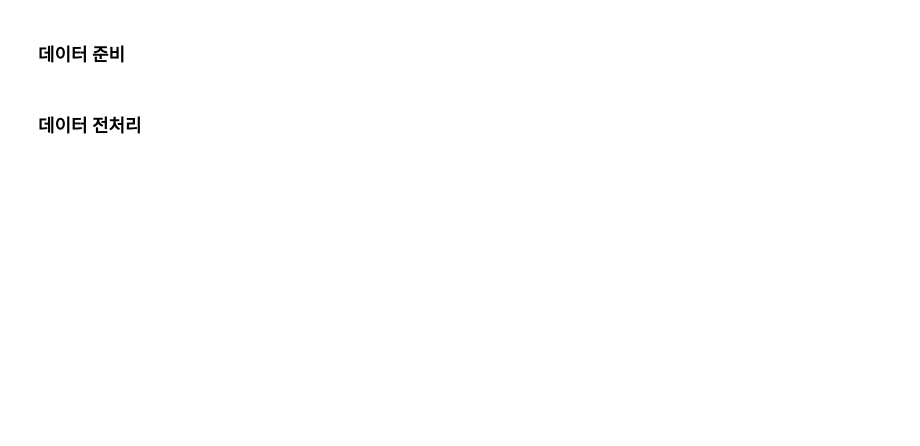
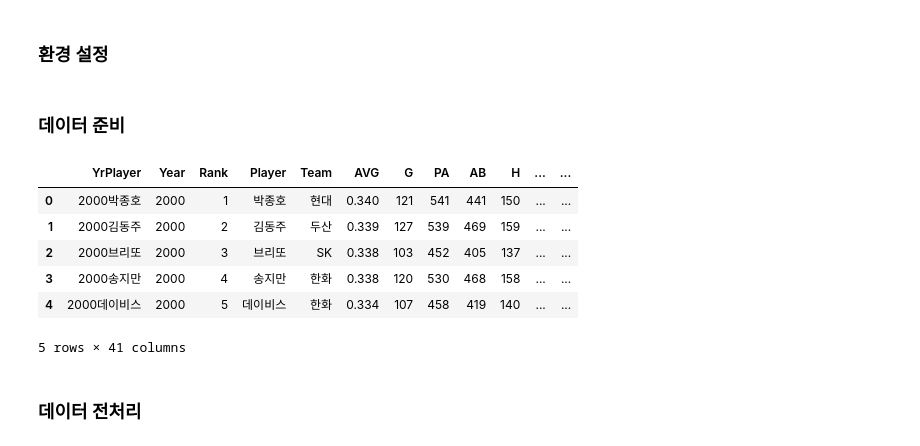
Before and after one commit to jimmynkim/MS_MachineLearning, a Jupyter notebook: 07_군집화_프로야구/07_군집화_프로야구_실습.ipynb, the cells around one changed output. Saved outputs shown, nothing was run; the diff lists cells and outputs as text; code cells hidden in the pictures; blank space fills up the shorter version.

```diff
--- a/07_군집화_프로야구/07_군집화_프로야구_실습.ipynb
+++ b/07_군집화_프로야구/07_군집화_프로야구_실습.ipynb
@@ -1,2 +22,4 @@
+# %% [markdown]
+### 환경 설정
 # %%
 import os
@@ -12,14 +35,22 @@ np.set_printoptions(suppress=True,  # 지수 표기법 억제 (예: 1e-10 대신
 # %% [markdown]
 ### 데이터 준비
 # %%
-hitter1 = pd.read_csv('data/2000_2001_hitter.csv')
-hitter2 = pd.read_csv('data/2002_2013_hitter.csv')
-hitter3 = pd.read_csv('data/2014_hitter.csv')
+hitter1 = pd.read_csv('C:/Users/EL087/Desktop/MS_MachineLearning/data/2000_2001_hitter.csv')
+hitter2 = pd.read_csv('C:/Users/EL087/Desktop/MS_MachineLearning/data/2002_2013_hitter.csv')
+hitter3 = pd.read_csv('C:/Users/EL087/Desktop/MS_MachineLearning/data/2014_hitter.csv')
 
 # 데이터프레임 병합
 df = pd.concat([hitter1, hitter2, hitter3],
                           ignore_index=True) # 기존 인덱스 무시
 df.head()
+# %% [output]
+|  | YrPlayer | Year | Rank | Player | Team | AVG | G | PA | AB | H | ... | ... |
+| 0 | 2000박종호 | 2000 | 1 | 박종호 | 현대 | 0.340 | 121 | 541 | 441 | 150 | ... | ... |
+| 1 | 2000김동주 | 2000 | 2 | 김동주 | 두산 | 0.339 | 127 | 539 | 469 | 159 | ... | ... |
+| 2 | 2000브리또 | 2000 | 3 | 브리또 | SK | 0.338 | 103 | 452 | 405 | 137 | ... | ... |
+| 3 | 2000송지만 | 2000 | 4 | 송지만 | 한화 | 0.338 | 120 | 530 | 468 | 158 | ... | ... |
+| 4 | 2000데이비스 | 2000 | 5 | 데이비스 | 한화 | 0.334 | 107 | 458 | 419 | 140 | ... | ... |
+5 rows × 41 columns
 # %% [markdown]
 ### 데이터 전처리
 # %%
```
Also changed, not shown: parts of 35 cells of this notebook, 1 other file.
